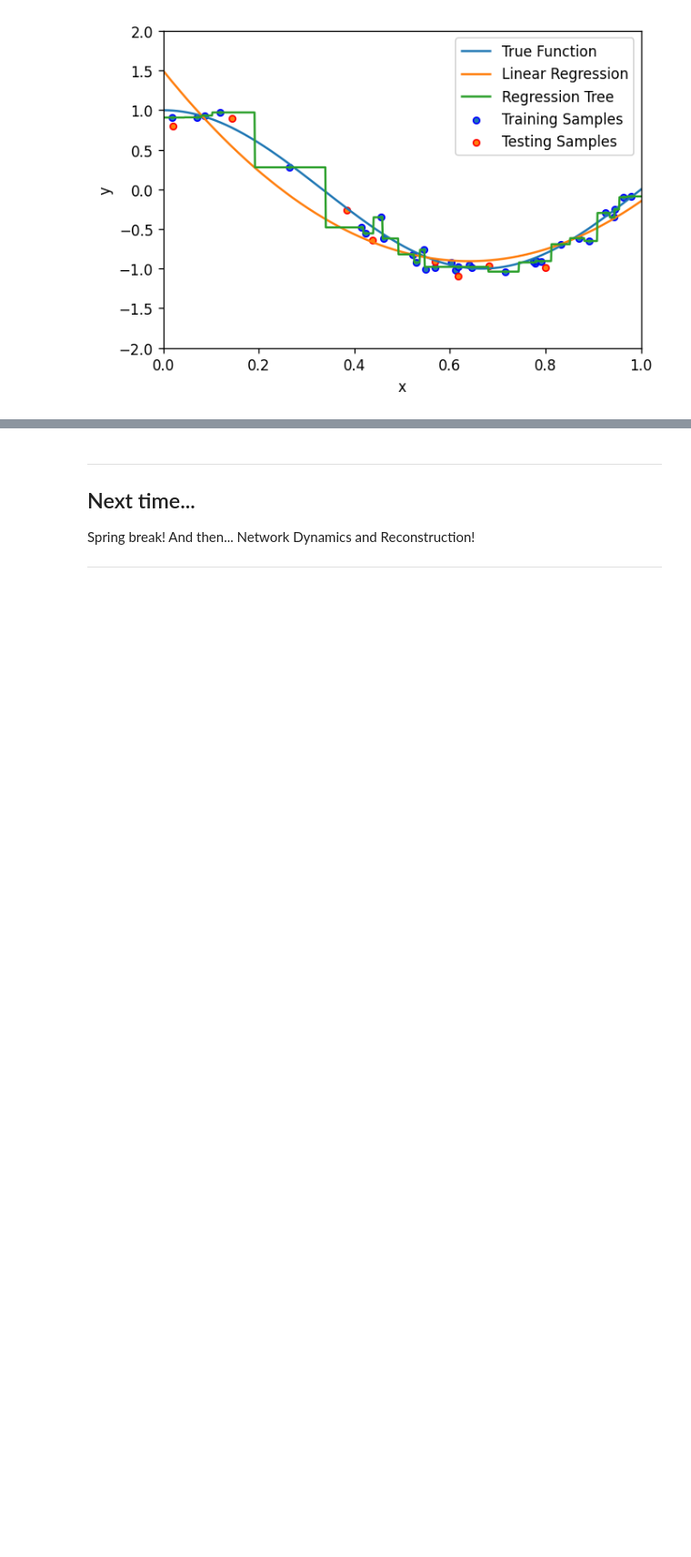
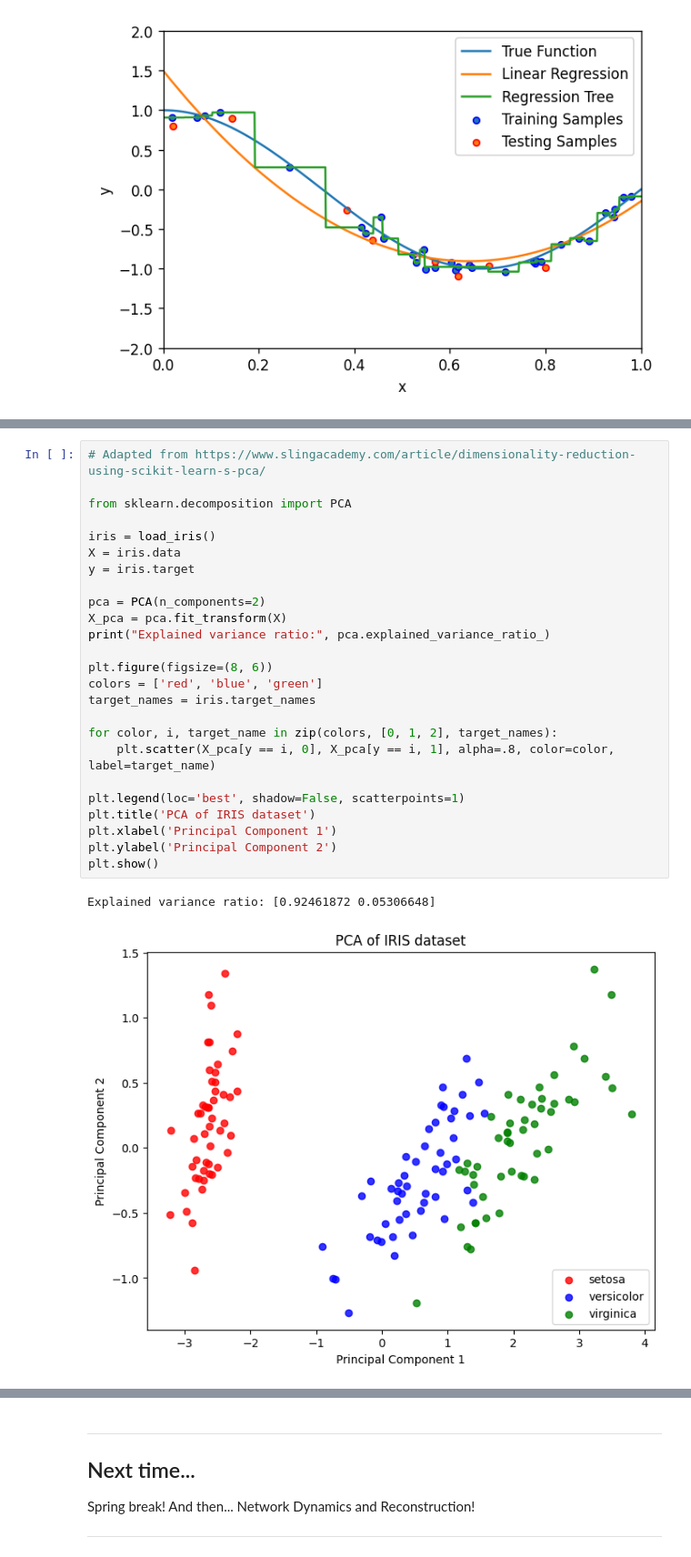
Before and after one commit to caleb-chandler/cnet5052_sp26, a Jupyter notebook: notebooks/class_07/class_07_ml.ipynb, the cells around one changed output, grey strips where cells are left out. Shown at 91% size. Saved outputs shown, nothing was run; the diff lists cells and outputs as text; blank space fills up the shorter version.

```diff
--- a/notebooks/class_07/class_07_ml.ipynb
+++ b/notebooks/class_07/class_07_ml.ipynb
@@ -679,0 +811,28 @@ Decision Trees / Linear Regression -> LASSO / Ridge Regression / Support Vector
+# %%
+# Adapted from https://www.slingacademy.com/article/dimensionality-reduction-using-scikit-learn-s-pca/
+
+from sklearn.decomposition import PCA
+
+iris = load_iris()
+X = iris.data
+y = iris.target
+
+pca = PCA(n_components=2)
+X_pca = pca.fit_transform(X)
+print("Explained variance ratio:", pca.explained_variance_ratio_)
+
+plt.figure(figsize=(8, 6))
+colors = ['red', 'blue', 'green']
+target_names = iris.target_names
+
+for color, i, target_name in zip(colors, [0, 1, 2], target_names):
+    plt.scatter(X_pca[y == i, 0], X_pca[y == i, 1], alpha=.8, color=color, label=target_name)
+
+plt.legend(loc='best', shadow=False, scatterpoints=1)
+plt.title('PCA of IRIS dataset')
+plt.xlabel('Principal Component 1')
+plt.ylabel('Principal Component 2')
+plt.show()
+# %% [output]
+Explained variance ratio: [0.92461872 0.05306648]
+[figure, added]
```
Also changed, not shown: parts of 20 cells of this notebook.
